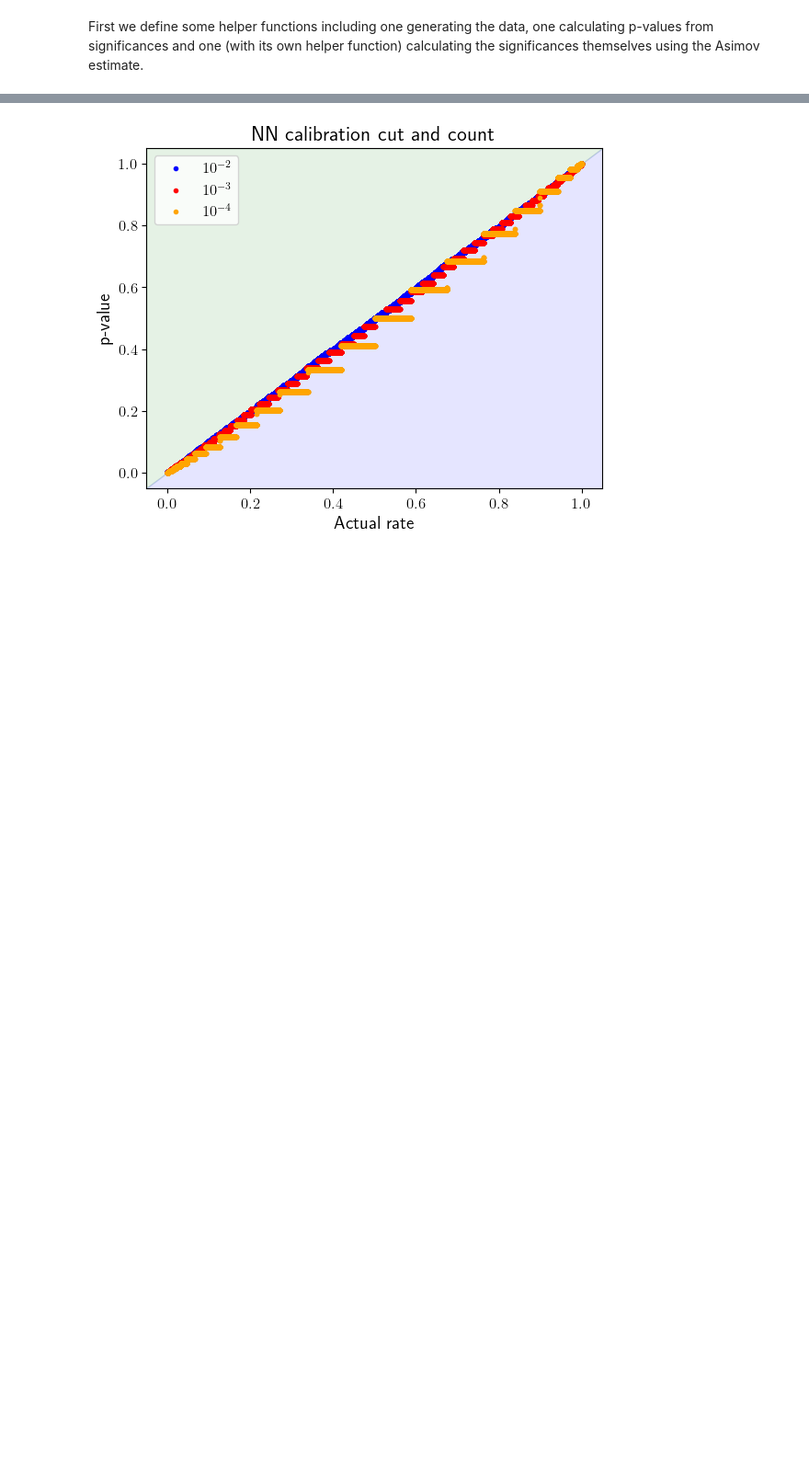
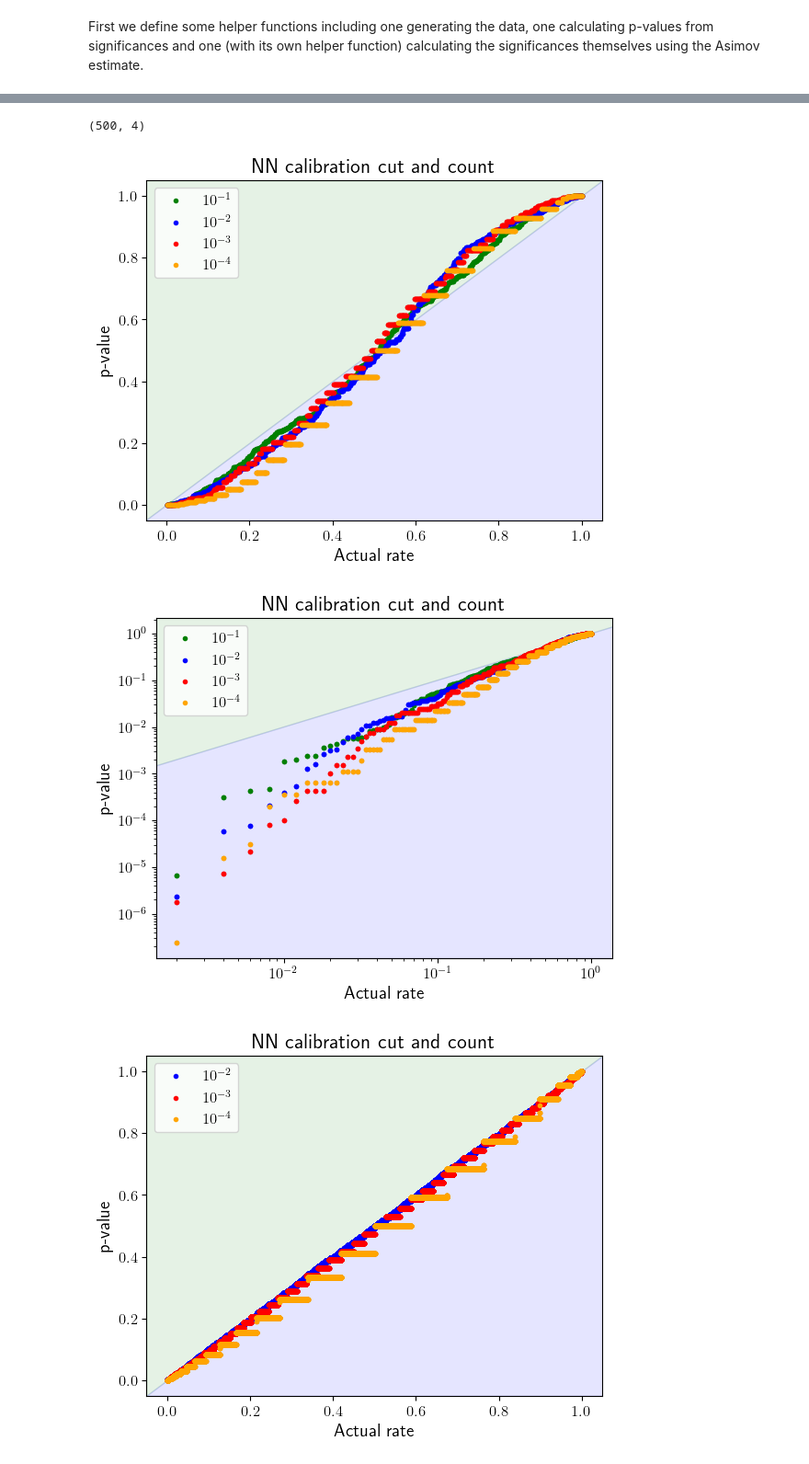
Before and after one commit to mariehein/look_everywhere_in_AD, a Jupyter notebook: NN_calibration.ipynb, the cells around one changed output, grey strips where cells are left out. Shown at 92% size. Drawn from its saved outputs; the diff is of its cells as text; code cells hidden in the pictures; blank space fills up the shorter version.

```diff
--- a/NN_calibration.ipynb
+++ b/NN_calibration.ipynb
@@ -157,3 +169,15 @@ def make_plot(N_samples_after, N_samples, N_after, N, colors, labels, trials=Non
+# %%
+folder = "/hpcwork/rwth0934/look_elsewhere/NN_noearlystopping_calibration/"
+N_samples_after = np.load(folder+"N_samples_after.npy")
+N_samples = np.load(folder+"N_samples.npy")
+N_after = np.load(folder+"N_after.npy")
+N = np.load(folder+"N.npy")
+print(N.shape)
+make_plot(N_samples_after, N_samples, N_after, N, ("green","blue", "red", "orange"), (r"$10^{-1}$",r"$10^{-2}$", r"$10^{-3}$", r"$10^{-4}$"), title="NN calibration cut and count")
+# %% [output]
+(500, 4)
+[figure, added]
+[figure, added]
 # %%
 folder = "/hpcwork/zu992399/look_elsewhere/NN_calibration/"
 N_samples_after = np.load(folder+"N_samples_after.npy")
```
Also changed, not shown: parts of 1 cell of this notebook, 8 other files.
